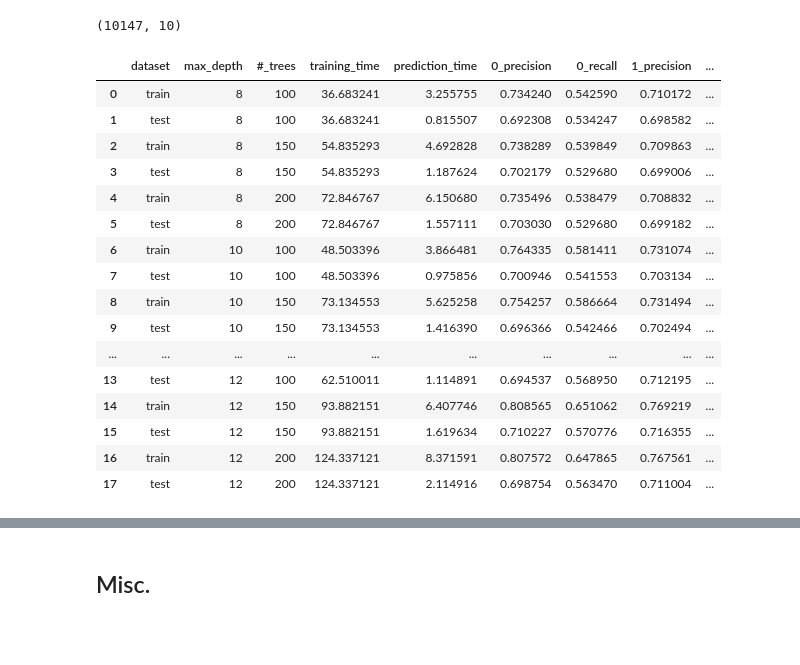
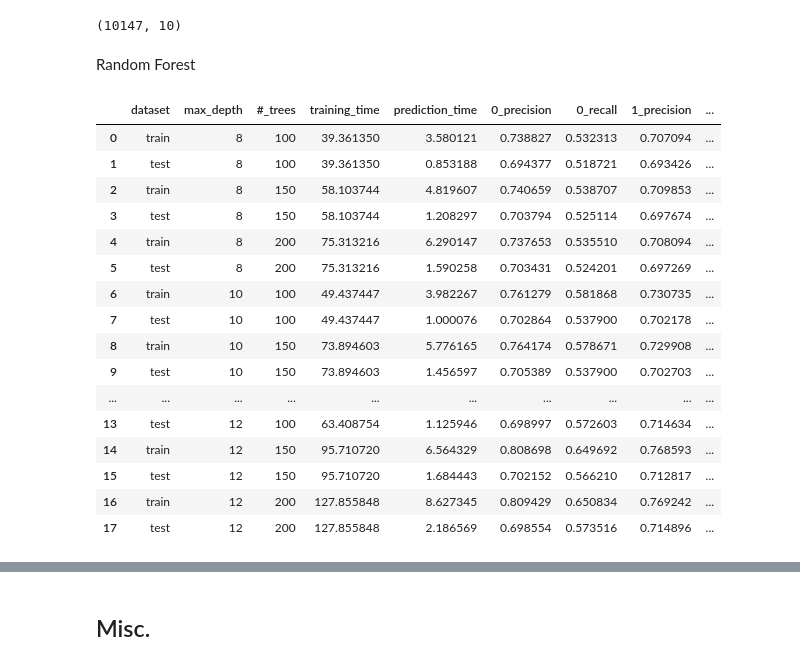
Before and after one commit to TomTomoki/In-vehicle-couple-recommendation, a Jupyter notebook: ProjectReport.ipynb, the cells around one changed output, grey strips where cells are left out. Cells and saved outputs as stored; diff of their text form; code cells hidden in the pictures; blank space fills up the shorter version.

Commit message:
Train and predict all models with feature selection

```diff
--- a/ProjectReport.ipynb
+++ b/ProjectReport.ipynb
@@ -779,6 +752,8 @@ x_train, x_test, y_train, y_test = train_test_split(x, y, test_size = 0.2, rando
 x_train.shape
 # %% [output]
 (10147, 10)
+# %% [markdown]
+Random Forest
 # %%
 max_depth = [8, 10, 12]
 n_trees = [100, 150, 200]
@@ -786,14 +761,14 @@ results = []
 
 for d in max_depth:
     for n in n_trees:
-        rf_model = RandomForestClassifier(min_samples_split=2, max_depth=d, n_trees=n)
+        rf_model_fs = RandomForestClassifier(min_samples_split=2, max_depth=d, n_trees=n)
 
         t0 = time.time()
-        rf_model.fit(x_train.to_numpy(), y_train.to_numpy())
+        rf_model_fs.fit(x_train.to_numpy(), y_train.to_numpy())
         train_time = time.time()-t0
 
         t0 = time.time()
-        y_hat = rf_model.predict(x_train.to_numpy())
+        y_hat = rf_model_fs.predict(x_train.to_numpy())
         prediction_time = time.time()-t0
         report = classification_report(y_train, y_hat, output_dict=True)
 
@@ -811,47 +786,47 @@ for d in max_depth:
         train_result.append(report['weighted avg']['precision'])
         train_result.append(report['weighted avg']['recall'])
 
         t0 = time.time()
-        y_hat = rf_model.predict(x_test.to_numpy())
+        y_hat = rf_model_fs.predict(x_test.to_numpy())
         prediction_time = time.time()-t0
         report = classification_report(y_test, y_hat, output_dict=True)
 
         test_result = []
         test_result.append('test')
         test_result.append(d)
         test_result.append(n)
         test_result.append(train_time)
         test_result.append(prediction_time)
         test_result.append(report['0']['precision'])
         test_result.append(report['0']['recall'])
         test_result.append(report['1']['precision'])
         test_result.append(report['1']['recall'])
         test_result.append(report['accuracy'])
         test_result.append(report['weighted avg']['precision'])
         test_result.append(report['weighted avg']['recall'])
 
         results.append(train_result)
         results.append(test_result)
 
 report_columns = ['dataset', 'max_depth', '#_trees', 'training_time', 'prediction_time', '0_precision', '0_recall', '1_precision', '1_recall', 'accuracy',
                     'weighted_avg_precision', 'weighted_avg_recall']
 
 pd.DataFrame(results, columns=report_columns)
 # %% [output]
 |  | dataset | max_depth | #_trees | training_time | prediction_time | 0_precision | 0_recall | 1_precision | ... |
-| 0 | train | 8 | 100 | 36.683241 | 3.255755 | 0.734240 | 0.542590 | 0.710172 | ... |
-| 1 | test | 8 | 100 | 36.683241 | 0.815507 | 0.692308 | 0.534247 | 0.698582 | ... |
-| 2 | train | 8 | 150 | 54.835293 | 4.692828 | 0.738289 | 0.539849 | 0.709863 | ... |
-| 3 | test | 8 | 150 | 54.835293 | 1.187624 | 0.702179 | 0.529680 | 0.699006 | ... |
-| 4 | train | 8 | 200 | 72.846767 | 6.150680 | 0.735496 | 0.538479 | 0.708832 | ... |
-| 5 | test | 8 | 200 | 72.846767 | 1.557111 | 0.703030 | 0.529680 | 0.699182 | ... |
-| 6 | train | 10 | 100 | 48.503396 | 3.866481 | 0.764335 | 0.581411 | 0.731074 | ... |
-| 7 | test | 10 | 100 | 48.503396 | 0.975856 | 0.700946 | 0.541553 | 0.703134 | ... |
-| 8 | train | 10 | 150 | 73.134553 | 5.625258 | 0.754257 | 0.586664 | 0.731494 | ... |
-| 9 | test | 10 | 150 | 73.134553 | 1.416390 | 0.696366 | 0.542466 | 0.702494 | ... |
+| 0 | train | 8 | 100 | 39.361350 | 3.580121 | 0.738827 | 0.532313 | 0.707094 | ... |
+| 1 | test | 8 | 100 | 39.361350 | 0.853188 | 0.694377 | 0.518721 | 0.693426 | ... |
+| 2 | train | 8 | 150 | 58.103744 | 4.819607 | 0.740659 | 0.538707 | 0.709853 | ... |
+| 3 | test | 8 | 150 | 58.103744 | 1.208297 | 0.703794 | 0.525114 | 0.697674 | ... |
+| 4 | train | 8 | 200 | 75.313216 | 6.290147 | 0.737653 | 0.535510 | 0.708094 | ... |
+| 5 | test | 8 | 200 | 75.313216 | 1.590258 | 0.703431 | 0.524201 | 0.697269 | ... |
+| 6 | train | 10 | 100 | 49.437447 | 3.982267 | 0.761279 | 0.581868 | 0.730735 | ... |
+| 7 | test | 10 | 100 | 49.437447 | 1.000076 | 0.702864 | 0.537900 | 0.702178 | ... |
+| 8 | train | 10 | 150 | 73.894603 | 5.776165 | 0.764174 | 0.578671 | 0.729908 | ... |
+| 9 | test | 10 | 150 | 73.894603 | 1.456597 | 0.705389 | 0.537900 | 0.702703 | ... |
 | ... | ... | ... | ... | ... | ... | ... | ... | ... | ... |
-| 13 | test | 12 | 100 | 62.510011 | 1.114891 | 0.694537 | 0.568950 | 0.712195 | ... |
-| 14 | train | 12 | 150 | 93.882151 | 6.407746 | 0.808565 | 0.651062 | 0.769219 | ... |
-| 15 | test | 12 | 150 | 93.882151 | 1.619634 | 0.710227 | 0.570776 | 0.716355 | ... |
-| 16 | train | 12 | 200 | 124.337121 | 8.371591 | 0.807572 | 0.647865 | 0.767561 | ... |
-| 17 | test | 12 | 200 | 124.337121 | 2.114916 | 0.698754 | 0.563470 | 0.711004 | ... |
+| 13 | test | 12 | 100 | 63.408754 | 1.125946 | 0.698997 | 0.572603 | 0.714634 | ... |
+| 14 | train | 12 | 150 | 95.710720 | 6.564329 | 0.808698 | 0.649692 | 0.768593 | ... |
+| 15 | test | 12 | 150 | 95.710720 | 1.684443 | 0.702152 | 0.566210 | 0.712817 | ... |
+| 16 | train | 12 | 200 | 127.855848 | 8.627345 | 0.809429 | 0.650834 | 0.769242 | ... |
+| 17 | test | 12 | 200 | 127.855848 | 2.186569 | 0.698554 | 0.573516 | 0.714896 | ... |
```
Also changed, not shown: parts of 15 cells of this notebook.
